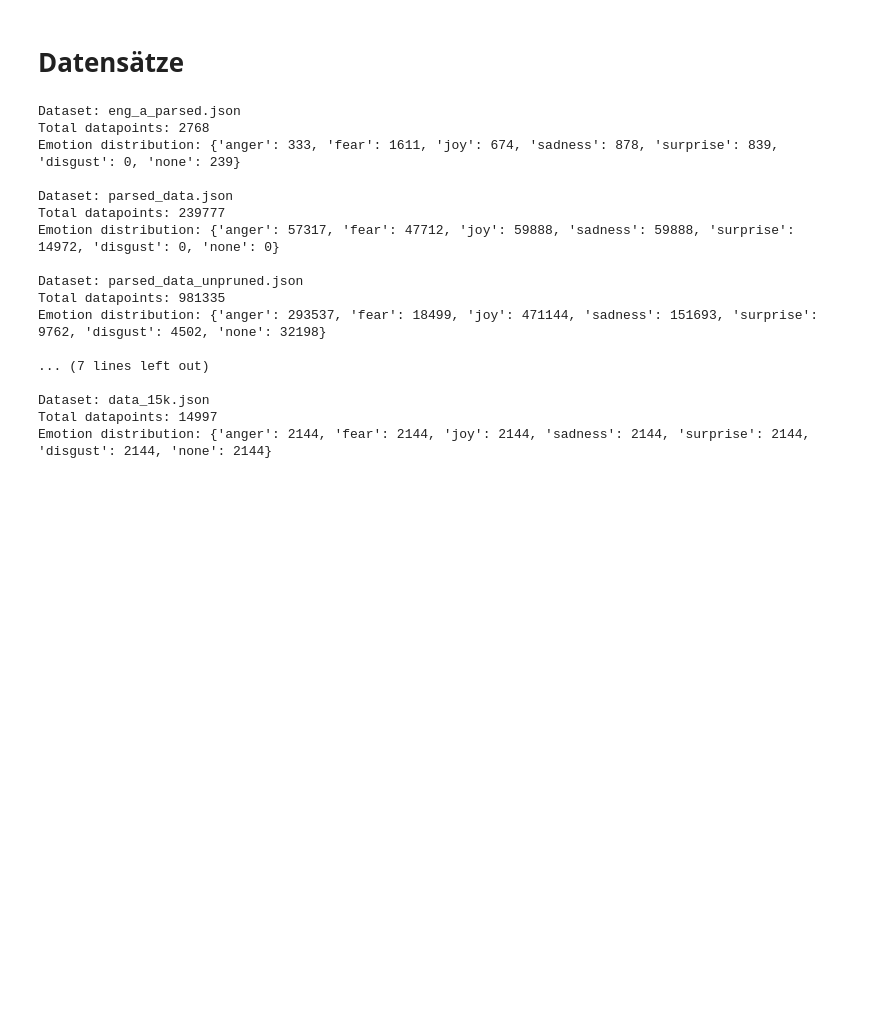
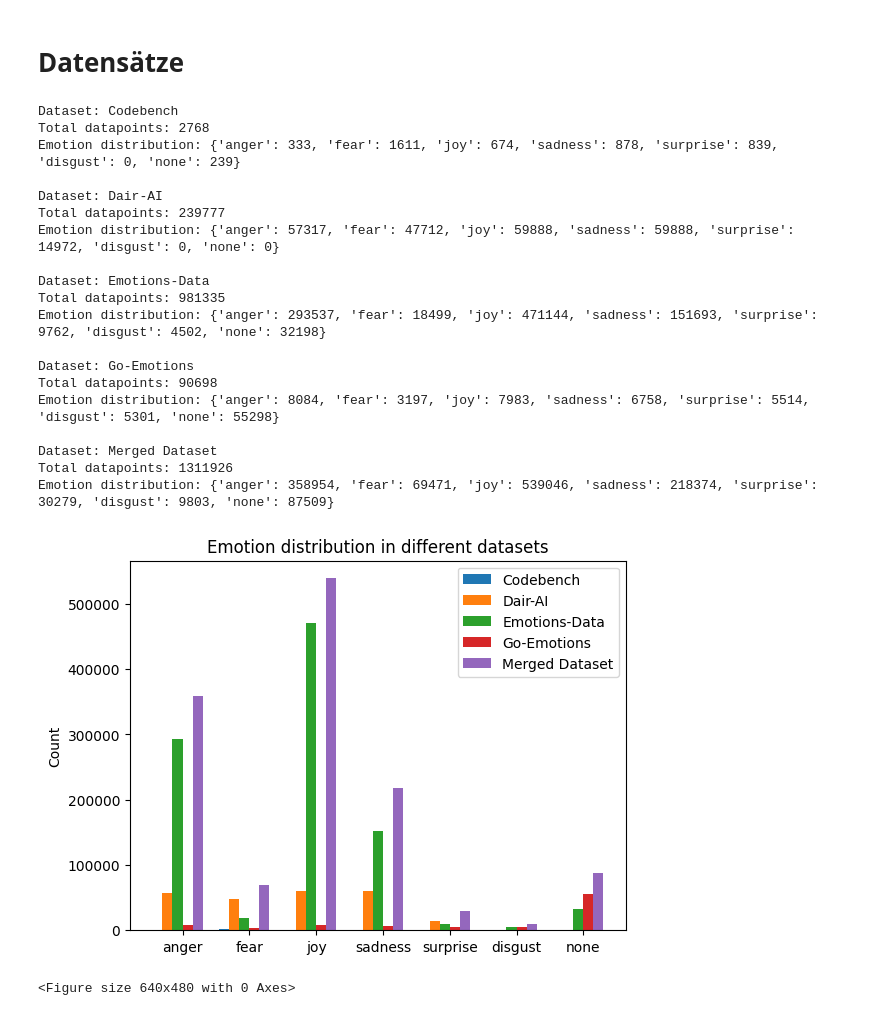
Before and after one commit to kruegercharles/LLM-SemEval, a Jupyter notebook: graphics.ipynb, the cells around one changed output. Cells and saved outputs as stored; diff of their text form; code cells hidden in the pictures; blank space fills up the shorter version.

Commit message:
add distribution emotion analysis

```diff
--- a/graphics.ipynb
+++ b/graphics.ipynb
@@ -4,54 +4,84 @@
 import json
 
 from common import EMOTION_LABELS
+import matplotlib.pyplot as plt  # noqa
+import numpy as np  # noqa
 
 
 class Dataset:
-    def __init__(self, path):
+    def __init__(self, name: str, path: str):
+        self.name = name
         self.path = path
         self.data = self.load_data()
         self.emotion_counter = {}
         for emotion in EMOTION_LABELS:
             self.emotion_counter[emotion] = 0
 
     def load_data(self):
         with open(self.path) as f:
             data = json.load(f)
         return data
 
 
-dataset1 = Dataset("data/codabench_data/train/eng_a_parsed.json")
-dataset2 = Dataset("data/dair-ai/parsed_data.json")
-dataset3 = Dataset("data/Emotions_Data/parsed_data_unpruned.json")
-dataset4 = Dataset("data/go_emotions/parsed_data.json")
-dataset5 = Dataset("data/merged_data.json")
-dataset6 = Dataset("data/data_15k.json")
+datasets: list[Dataset] = []
 
-datasets = [dataset1, dataset2, dataset3, dataset4, dataset5, dataset6]
+datasets.append(Dataset("Codebench", "data/codabench_data/train/eng_a_parsed.json"))
+datasets.append(Dataset("Dair-AI", "data/dair-ai/parsed_data.json"))
+datasets.append(
+    Dataset("Emotions-Data", "data/Emotions_Data/parsed_data_unpruned.json")
+)
+datasets.append(Dataset("Go-Emotions", "data/go_emotions/parsed_data.json"))
+datasets.append(Dataset("Merged Dataset", "data/merged_data.json"))
+# datasets.append( Dataset("Custom 15k Dataset", "data/data_15k.json"))
+
 
 for dataset in datasets:
-    print("\nDataset:", dataset.path.split("/")[-1])
+    print("\nDataset:", dataset.name)
     for entry in dataset.data:
         for emotion in entry["emotions"]:
             dataset.emotion_counter[emotion] += 1
 
     print("Total datapoints:", len(dataset.data))
     print("Emotion distribution:", dataset.emotion_counter)
+
+# display the distribution of the emotions for each dataset as a single bar chart
+fig, ax = plt.subplots()
+bar_width = 0.15
+index = np.arange(len(EMOTION_LABELS))
+
+for i, dataset in enumerate(datasets):
+    emotion_counts = [dataset.emotion_counter[emotion] for emotion in EMOTION_LABELS]
+    ax.bar(index + i * bar_width, emotion_counts, bar_width, label=dataset.name)
+
+ax.set_ylabel("Count")
+ax.set_title("Emotion distribution in different datasets")
+ax.set_xticks(index + bar_width * 2.5)
+ax.set_xticklabels(EMOTION_LABELS)
+ax.legend()
+plt.show()
+
+# save under name "distribution.png"
+# plt.savefig("distribution.png")
+# FIXME
 # %% [output]
-Dataset: eng_a_parsed.json
+Dataset: Codebench
 Total datapoints: 2768
 Emotion distribution: {'anger': 333, 'fear': 1611, 'joy': 674, 'sadness': 878, 'surprise': 839, 'disgust': 0, 'none': 239}
 
-Dataset: parsed_data.json
+Dataset: Dair-AI
 Total datapoints: 239777
 Emotion distribution: {'anger': 57317, 'fear': 47712, 'joy': 59888, 'sadness': 59888, 'surprise': 14972, 'disgust': 0, 'none': 0}
 
-Dataset: parsed_data_unpruned.json
+Dataset: Emotions-Data
 Total datapoints: 981335
 Emotion distribution: {'anger': 293537, 'fear': 18499, 'joy': 471144, 'sadness': 151693, 'surprise': 9762, 'disgust': 4502, 'none': 32198}
 
-... (7 lines left out)
+Dataset: Go-Emotions
+Total datapoints: 90698
+Emotion distribution: {'anger': 8084, 'fear': 3197, 'joy': 7983, 'sadness': 6758, 'surprise': 5514, 'disgust': 5301, 'none': 55298}
 
-Dataset: data_15k.json
-Total datapoints: 14997
-Emotion distribution: {'anger': 2144, 'fear': 2144, 'joy': 2144, 'sadness': 2144, 'surprise': 2144, 'disgust': 2144, 'none': 2144}
+Dataset: Merged Dataset
+Total datapoints: 1311926
+Emotion distribution: {'anger': 358954, 'fear': 69471, 'joy': 539046, 'sadness': 218374, 'surprise': 30279, 'disgust': 9803, 'none': 87509}
+[figure, added]
+<Figure size 640x480 with 0 Axes>
```
Also changed, not shown: 1 other file.
